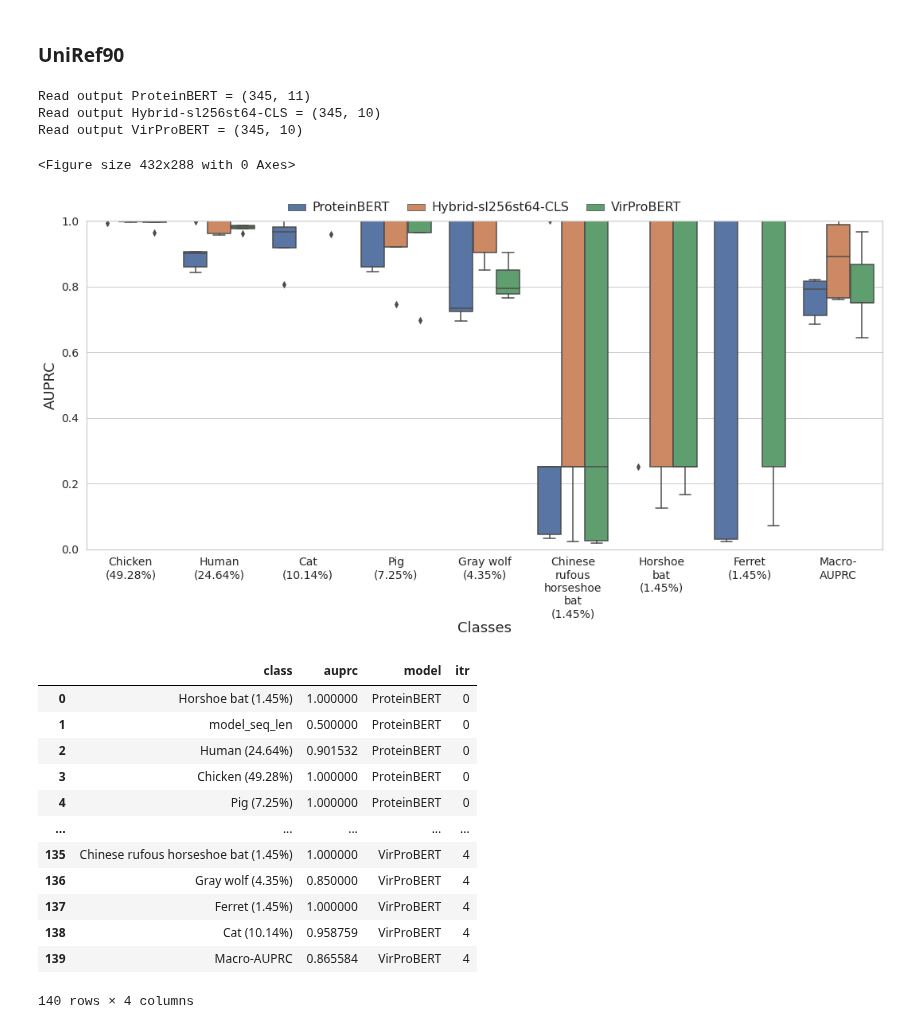
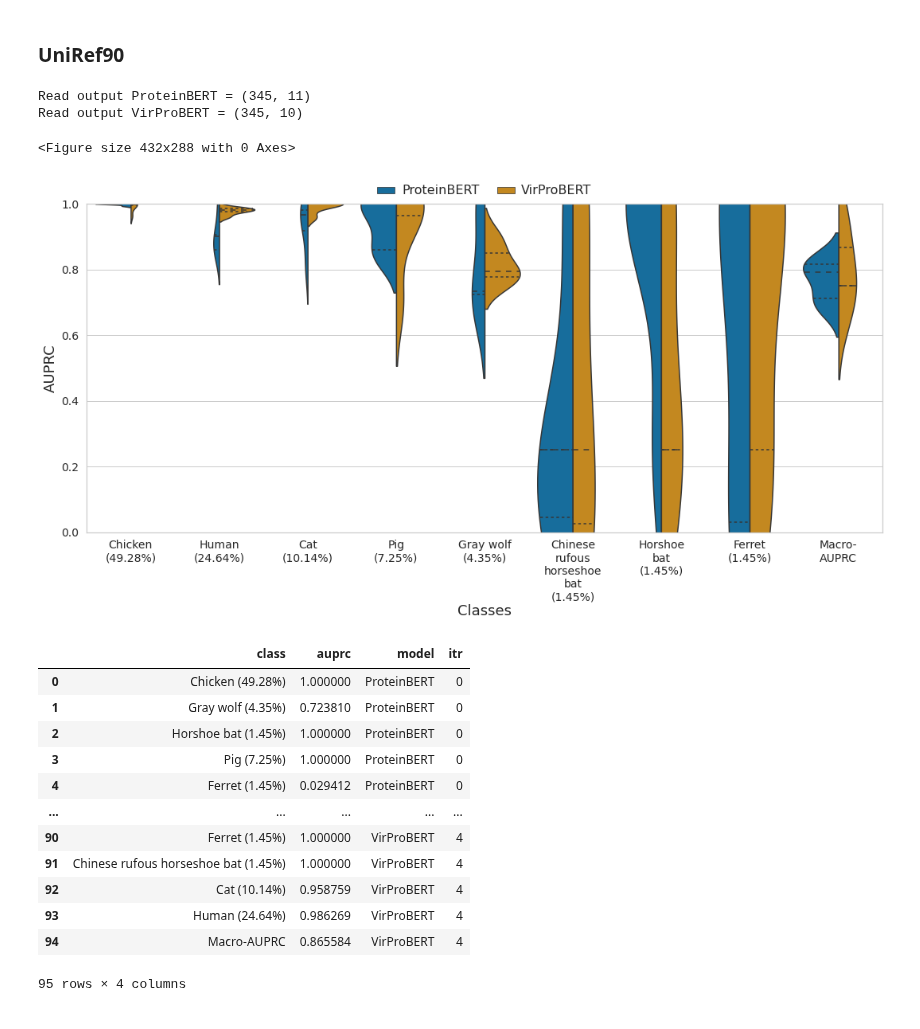
Before and after one commit to NSF-COMPASS-Center/HAVEN, a Jupyter notebook: src/jupyter_notebooks/results-analysis/coronaviridae/coronaviridae_s_prot_uniprot_and_uniref90_embl_auprc_analysis.ipynb, the cells around one changed output. Saved outputs shown, nothing was run; the diff lists cells and outputs as text; code cells hidden in the pictures.

```diff
--- a/src/jupyter_notebooks/results-analysis/coronaviridae/coronaviridae_s_prot_uniprot_and_uniref90_embl_auprc_analysis.ipynb
+++ b/src/jupyter_notebooks/results-analysis/coronaviridae/coronaviridae_s_prot_uniprot_and_uniref90_embl_auprc_analysis.ipynb
@@ -111,7 +111,9 @@ def class_wise_auprc_analysis(output_filepaths, classes, figure_output_filepath=
     }
 
     visualization_utils.pre_plot_config(FIGURE_CONFIG)
-    ax = sns.boxplot(data=auprc_results_df, x="class", y="auprc", hue="model", order=metadata_sorted)
+    ax = sns.violinplot(data=auprc_results_df, x="class", y="auprc", hue="model", orient="v",
+                        split=True, palette="colorblind", inner="quart",
+                        order=metadata_sorted)
     plt.draw()
 
     ax.set_ylim(0, 1)
@@ -167,30 +169,29 @@ file_paths = {
     #"ProteinBERT-2048": os.path.join(os.getcwd(), "..","..", "..", "..", "output/raw/coronaviridae_s_prot_uniref90_embl_vertebrates_t0.01_c8/20240902/host_multi/proteinbert/uniref90_cov_s_prot_embl_hosts/finetune_prediction_results_20240903_140312.csv"),
     #"VirProBERT-1366": os.path.join(os.getcwd(), "..","..", "..", "..", "output/raw/coronaviridae_s_prot_uniref90_embl_vertebrates_t0.01_c8/20240320/fine_tuning/host_prediction/multi/mlm_tfenc_l6_h8_lr1e-4_uniref90_coronaviridae_s_msl1366_host_prediction_fnn_2l_d1024_lr1e-4_output.csv"),
     #"Hybrid-sl256st64": os.path.join(os.getcwd(), "..","..", "..", "..", "output/raw/coronaviridae_s_prot_uniref90_embl_vertebrates_t0.01_c8/20240828/host_multi/fine_tuning_hybrid/mlm_tfenc_l6_h8_lr1e-4_uniref90viridae_msl256b512_ae_bn_vs30_s64_hybrid_attention_s64_fnn_2l_d1024_lr1e-4_output.csv"),
-    "Hybrid-sl256st64-CLS": os.path.join(os.getcwd(), "..","..", "..", "..", "output/raw/coronaviridae_s_prot_uniref90_embl_vertebrates_t0.01_c8/20240828/host_multi/fine_tuning_hybrid_cls/mlm_tfenc_l6_h8_lr1e-4_uniref90viridae_msl256b512_ae_bn_vs30cls_s64_hybrid_attention_s64_fnn_2l_d1024_lr1e-4_output.csv"),
+    #"Hybrid-sl256st64-CLS": os.path.join(os.getcwd(), "..","..", "..", "..", "output/raw/coronaviridae_s_prot_uniref90_embl_vertebrates_t0.01_c8/20240828/host_multi/fine_tuning_hybrid_cls/mlm_tfenc_l6_h8_lr1e-4_uniref90viridae_msl256b512_ae_bn_vs30cls_s64_hybrid_attention_s64_fnn_2l_d1024_lr1e-4_output.csv"),
     "VirProBERT": os.path.join(os.getcwd(), "..","..", "..", "..", "output/raw/coronaviridae_s_prot_uniref90_embl_vertebrates_t0.01_c8/20240909/host_multi/fine_tuning_hybrid_cls/mlm_tfenc_l6_h8_lr1e-4_uniref90viridae_vs30_hybrid_attention_msl256s64ae_bn_cls_fnn_2l_d1024_lr1e-5_output.csv"),
 }
 
 classes = ["Chicken", "Human", "Cat", "Pig", "Gray wolf", "Horshoe bat", "Ferret", "Chinese rufous horseshoe bat"]
 # %%
 class_wise_auprc_analysis(file_paths, classes,
-                         figure_output_filepath=os.path.join(os.getcwd(), "..", "..", "..", "..", f"output/visualization/temp_new/host_multi_cov_s_uniref90_auprc_boxplot.pdf"))
+                         figure_output_filepath=os.path.join(os.getcwd(), "..", "..", "..", "..", f"output/visualization/temp_new/host_multi_cov_s_uniref90_auprc_violinplot.pdf"))
 # %% [output]
 Read output ProteinBERT = (345, 11)
-Read output Hybrid-sl256st64-CLS = (345, 10)
 Read output VirProBERT = (345, 10)
 <Figure size 432x288 with 0 Axes>
-[figure, old version]
+[figure, new version]
 |  | class | auprc | model | itr |
-| 0 | Horshoe bat (1.45%) | 1.000000 | ProteinBERT | 0 |
-| 1 | model_seq_len | 0.500000 | ProteinBERT | 0 |
-| 2 | Human (24.64%) | 0.901532 | ProteinBERT | 0 |
-| 3 | Chicken (49.28%) | 1.000000 | ProteinBERT | 0 |
-| 4 | Pig (7.25%) | 1.000000 | ProteinBERT | 0 |
+| 0 | Chicken (49.28%) | 1.000000 | ProteinBERT | 0 |
+| 1 | Gray wolf (4.35%) | 0.723810 | ProteinBERT | 0 |
+| 2 | Horshoe bat (1.45%) | 1.000000 | ProteinBERT | 0 |
+| 3 | Pig (7.25%) | 1.000000 | ProteinBERT | 0 |
+| 4 | Ferret (1.45%) | 0.029412 | ProteinBERT | 0 |
 | ... | ... | ... | ... | ... |
-| 135 | Chinese rufous horseshoe bat (1.45%) | 1.000000 | VirProBERT | 4 |
-| 136 | Gray wolf (4.35%) | 0.850000 | VirProBERT | 4 |
-| 137 | Ferret (1.45%) | 1.000000 | VirProBERT | 4 |
-| 138 | Cat (10.14%) | 0.958759 | VirProBERT | 4 |
-| 139 | Macro-AUPRC | 0.865584 | VirProBERT | 4 |
+| 90 | Ferret (1.45%) | 1.000000 | VirProBERT | 4 |
+| 91 | Chinese rufous horseshoe bat (1.45%) | 1.000000 | VirProBERT | 4 |
+| 92 | Cat (10.14%) | 0.958759 | VirProBERT | 4 |
+| 93 | Human (24.64%) | 0.986269 | VirProBERT | 4 |
+| 94 | Macro-AUPRC | 0.865584 | VirProBERT | 4 |
-140 rows × 4 columns
+95 rows × 4 columns
```
Also changed, not shown: parts of 2 cells of this notebook, 4 other files.
